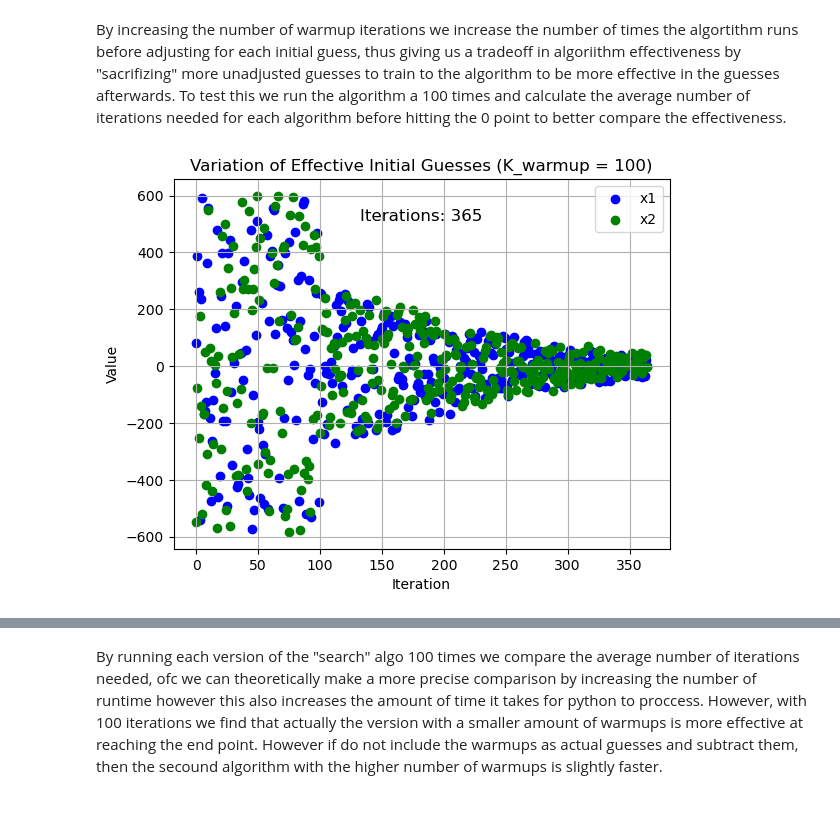
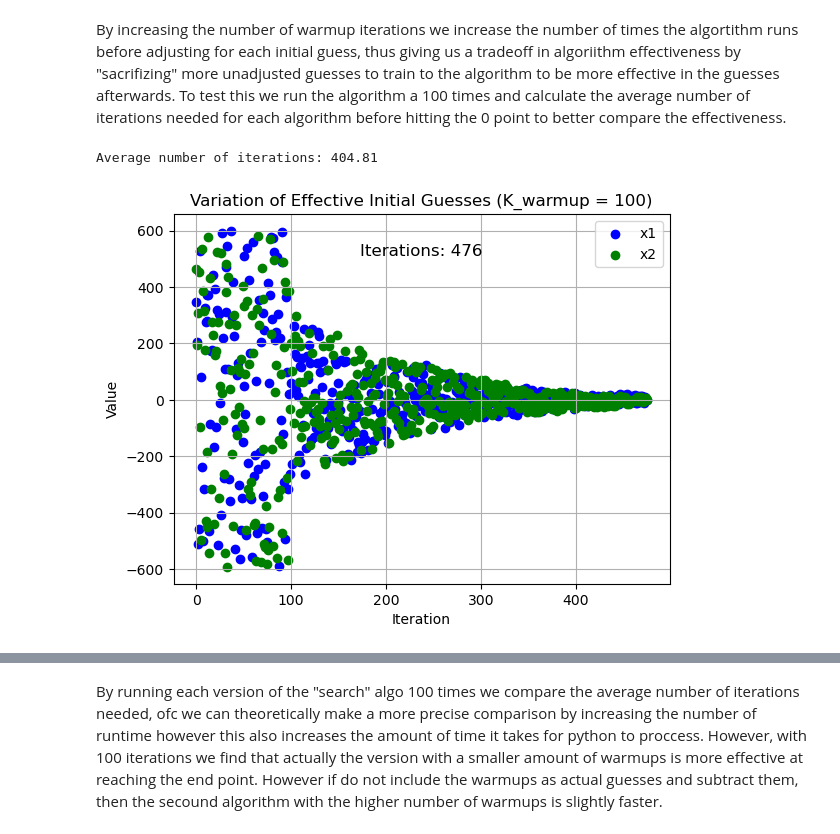
Before and after one commit to NumEconCopenhagen/projects-2023-best-team, a Jupyter notebook: Andreas.ipynb, the cells around one changed output, grey strips where cells are left out. Drawn from its saved outputs; the diff is of its cells as text; code cells hidden in the pictures.

```diff
--- a/Andreas.ipynb
+++ b/Andreas.ipynb
@@ -1020,6 +1050,8 @@ By increasing the number of warmup iterations we increase the number of times th
 # %%
 import numpy as np
 import matplotlib.pyplot as plt
+np.random.seed(0)
+
 
 def objective_function(x):
     return griewank([x[0], x[1]])
@@ -1035,7 +1067,6 @@ def griewank_(x1, x2):
 def refined_global_optimizer(bounds, tau, K_warmup, K, optimizer):
     x_star = None
     x0_values = []
-
     for k in range(K):
         x_k = np.random.uniform(bounds[0], bounds[1], size=2)
 
@@ -1053,37 +1084,49 @@ def refined_global_optimizer(bounds, tau, K_warmup, K, optimizer):
 
         x0_values.append(x_k0)
 
         if objective_function(x_star) < tau:
             break
 
     return x_star, x0_values, k+1
 
 # Settings
 bounds = [-600, 600]
 tau = 1e-8
 K_warmup = 100
 K = 1000
+optimizer = 'BFGS'
+num_runs = 100
 
-# Run refined global optimizer
-x_star, x0_values, iterations = refined_global_optimizer(bounds, tau, K_warmup, K, 'BFGS')
+# Initialize list to store the number of iterations
+iterations_list = []
 
-# Extract x1 and x2 values from the effective initial guesses
+# Run the algorithm multiple times
+for _ in range(num_runs):
+    _, _, iterations = refined_global_optimizer(bounds, tau, K_warmup, K, optimizer)
+    iterations_list.append(iterations)
+
+# Calculate the average number of iterations
+avg_iterations = np.mean(iterations_list)
+
+# Print the average number of iterations
+print(f"Average number of iterations: {avg_iterations}")
+
+# Run refined global optimizer and plot the variation of effective initial guesses
+x_star, x0_values, iterations = refined_global_optimizer(bounds, tau, K_warmup, K, optimizer)
 x0_values = np.array(x0_values)
 x1_values = x0_values[:, 0]
 x2_values = x0_values[:, 1]
 
-# Plotting the variation of effective initial guesses with iteration counter
 plt.scatter(range(len(x1_values)), x1_values, c='blue', label='x1')
 plt.scatter(range(len(x2_values)), x2_values, c='green', label='x2')
 plt.xlabel('Iteration')
 plt.ylabel('Value')
 plt.title(f'Variation of Effective Initial Guesses (K_warmup = {K_warmup})')
 plt.legend()
 plt.grid(True)
-
-# Display the number of iterations
 plt.text(0.5, 0.9, f'Iterations: {iterations}', transform=plt.gca().transAxes, ha='center', va='center', fontsize=12)
 
 plt.show()
 # %% [output]
+Average number of iterations: 404.81
-[figure, old version]
+[figure, new version]
```
Also changed, not shown: parts of 14 cells of this notebook.
